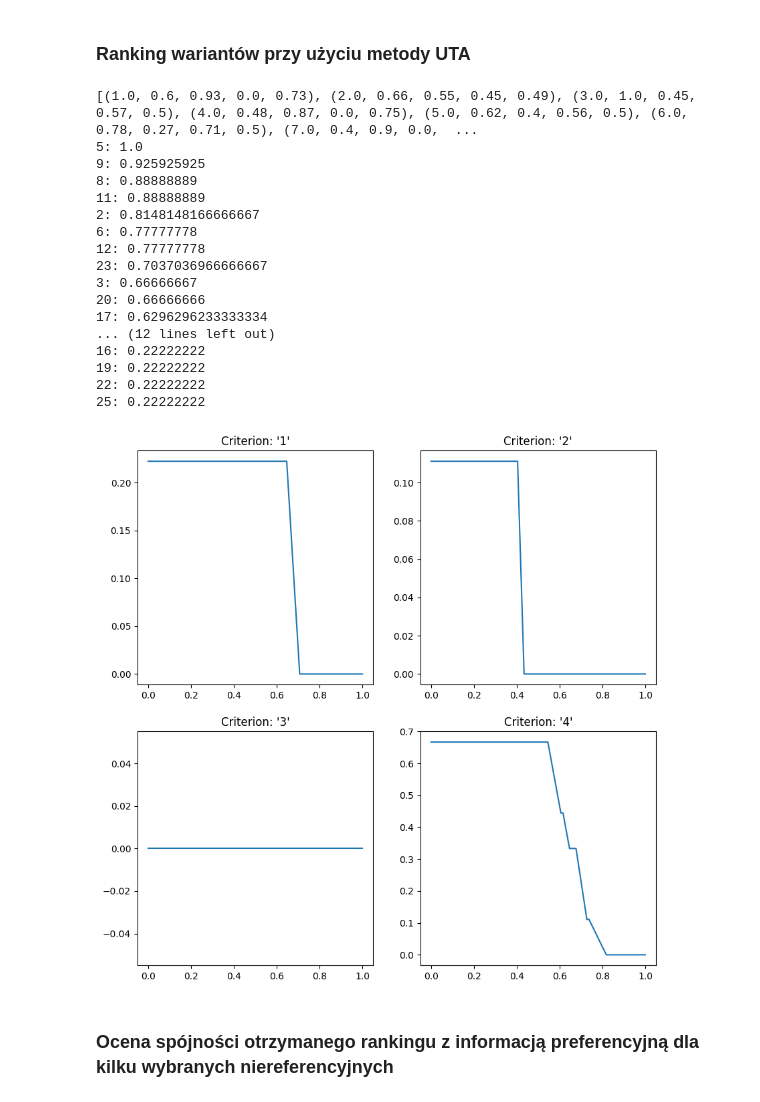
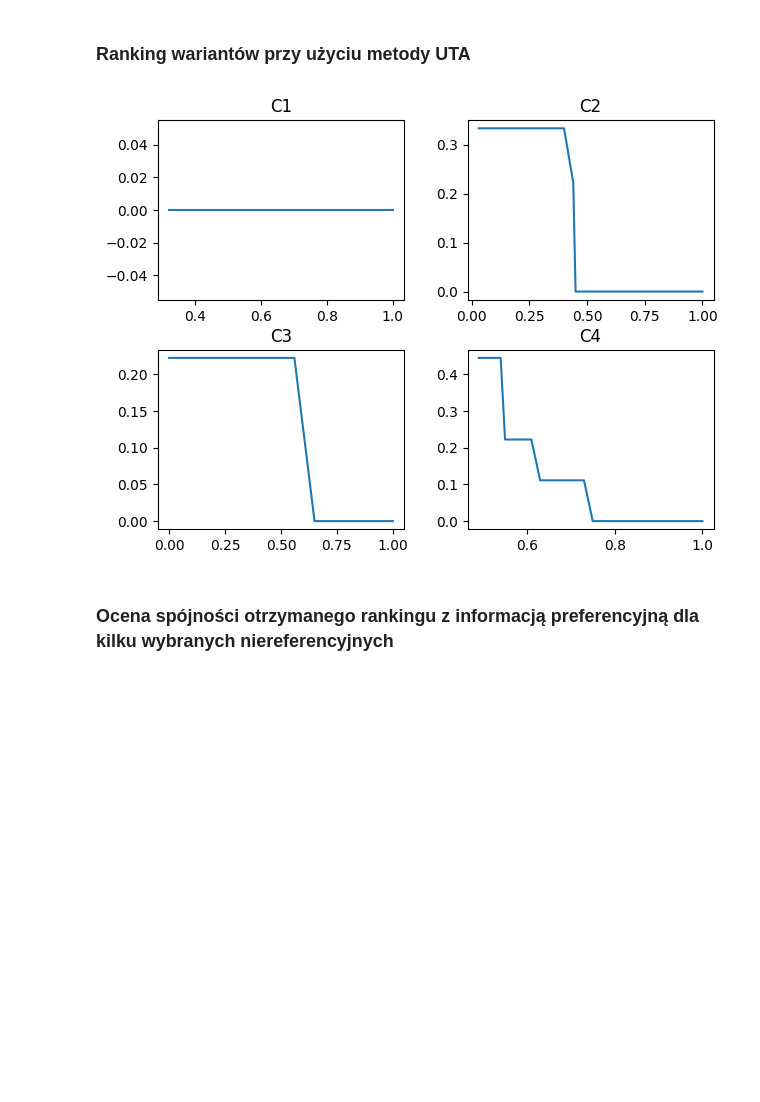
Before and after one commit to Mimikkk/2023-iswd, a Jupyter notebook: project-1-rankings/notebook.ipynb, the cells around one changed output. Cells and saved outputs as stored; diff of their text form; code cells hidden in the pictures; blank space fills up the shorter version.

```diff
--- a/project-1-rankings/notebook.ipynb
+++ b/project-1-rankings/notebook.ipynb
@@ -217,0 +94,23 @@ def plot_criteria(criteria):
+# %%
+def read_variants() -> pd.DataFrame:
+  return pd.read_csv("resources/nuclear-waste.csv", index_col=0)
+
+def variant_constraint(utilities, variants, va, vb, epsilon = None):
+  (a1, a2, a3, a4) = accessor(variants.loc[va])
+  (b1, b2, b3, b4) = accessor(variants.loc[vb])
+  (u1, u2, u3, u4) = utilities
+
+  if epsilon is None:
+    return (u1[a1] + u2[a2] + u3[a3] + u4[a4] ==
+            u1[b1] + u2[b2] + u3[b3] + u4[b4])
+  return (u1[a1] + u2[a2] + u3[a3] + u4[a4] >=
+          u1[b1] + u2[b2] + u3[b3] + u4[b4] + epsilon)
+
+def find_extremes(variants):
+  return [
+    accessor(variants[criterion].max())
+    for criterion in variants
+  ], [
+    accessor(variants[criterion].min())
+    for criterion in variants
+  ]
@@ -218,30 +178,19 @@ def plot_criteria(criteria):
 # %% [markdown]
 ### Ranking wariantów przy użyciu metody UTA
-# %%
-variants = read_variants()
-print(variants)
-for (id, score) in rank_criteria(variants, criteria):
-  print(f"{id}: {score}")
-
-plot_criteria(criteria)
-# %% [output]
-[(1.0, 0.6, 0.93, 0.0, 0.73), (2.0, 0.66, 0.55, 0.45, 0.49), (3.0, 1.0, 0.45, 0.57, 0.5), (4.0, 0.48, 0.87, 0.0, 0.75), (5.0, 0.62, 0.4, 0.56, 0.5), (6.0, 0.78, 0.27, 0.71, 0.5), (7.0, 0.4, 0.9, 0.0,  ...
-5: 1.0
-9: 0.925925925
-8: 0.88888889
-11: 0.88888889
-2: 0.8148148166666667
-6: 0.77777778
-12: 0.77777778
-23: 0.7037036966666667
-3: 0.66666667
-20: 0.66666666
-17: 0.6296296233333334
-... (12 lines left out)
-16: 0.22222222
-19: 0.22222222
-22: 0.22222222
-25: 0.22222222
-[figure, removed]
+# %%
+figure, axes = plt.subplots(2, 2)
+figure.tight_layout(pad=1.5)
+
+for (crit, criterion) in enumerate(variants):
+  axis = axes[divmod(crit, 2)]
+  a_values = sorted(set(accessor(variants[criterion])))
+  u_values = [round(value.value(), 3) for i, value in enumerate(utilities[crit]) if i in a_values]
+
+  axis.plot([value / 100 for value in a_values], u_values)
+  axis.set_title(criterion)
+
+plt.show()
+# %% [output]
+[figure, added]
 # %% [markdown]
 ### Ocena spójności otrzymanego rankingu z informacją preferencyjną dla kilku wybranych niereferencyjnych
```
Also changed, not shown: parts of 7 cells of this notebook, 1 other file.
